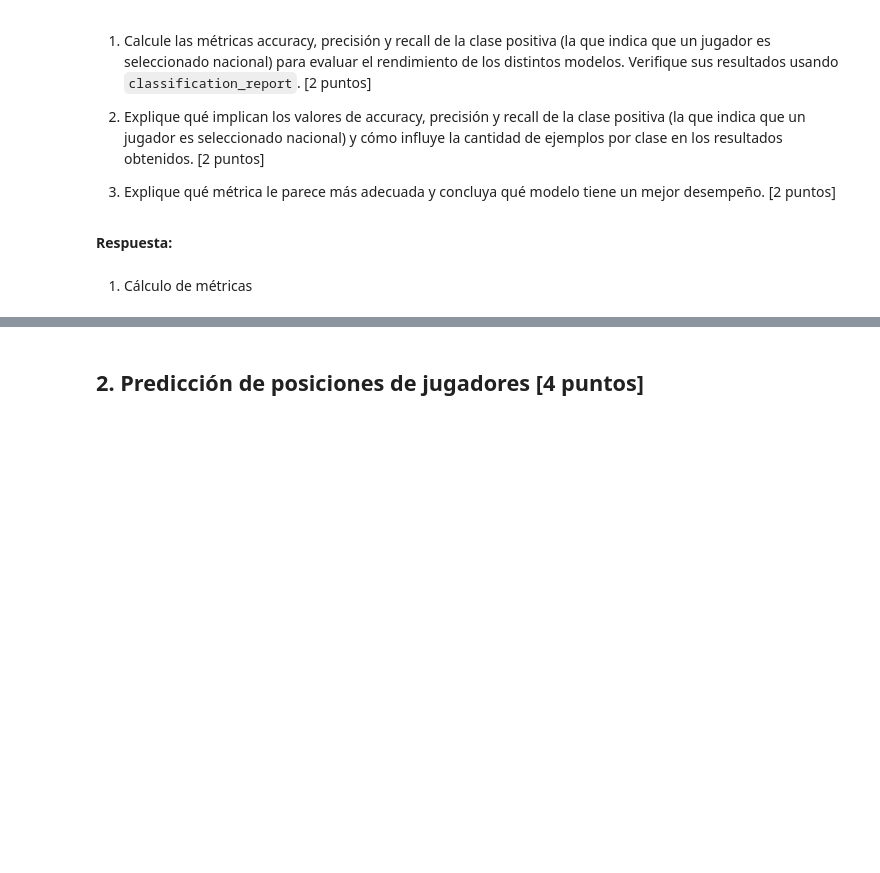
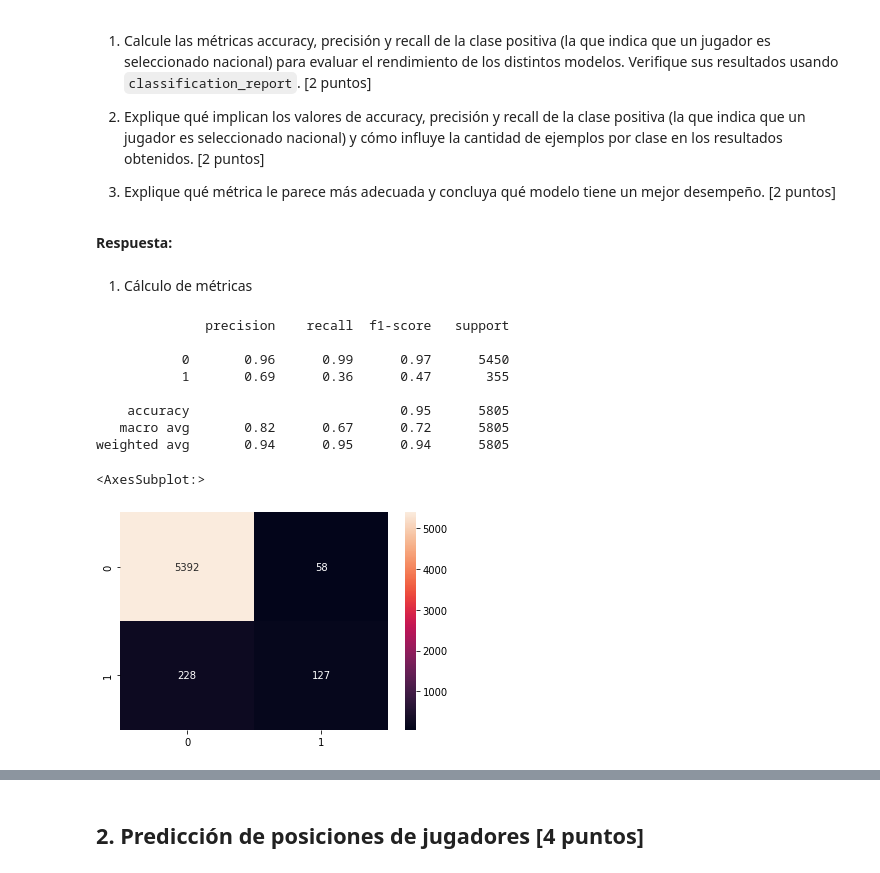
Before and after one commit to ElLuquitas/MDS7202-labs, a Jupyter notebook: lab7/Lab_7_enunciado.ipynb, the cells around one changed output, grey strips where cells are left out. Saved outputs shown, nothing was run; the diff lists cells and outputs as text; code cells hidden in the pictures; blank space fills up the shorter version.

```diff
--- a/lab7/Lab_7_enunciado.ipynb
+++ b/lab7/Lab_7_enunciado.ipynb
@@ -212,33 +233,25 @@ Esto nos lleva a pensar de que podemos hacer las siguientes transformaciones:
 # Transformar las variables numéricas tipo calificación con MinMaxScaler
 from sklearn.preprocessing import MinMaxScaler
 
-num_cal_columns = ['Ball_Control', 'Dribbling', 'Marking', 'Sliding_Tackle', 'Standing_Tackle',
+num_columns = ['Height', 'Weight', 'Age', 'Ball_Control', 'Dribbling', 'Marking', 'Sliding_Tackle', 'Standing_Tackle',
                'Aggression', 'Reactions', 'Interceptions', 'Vision', 'Composure', 'Crossing', 'Short_Pass', 'Long_Pass',
                'Acceleration', 'Speed', 'Stamina', 'Strength', 'Balance', 'Agility', 'Jumping', 'Heading', 'Shot_Power',
                'Finishing', 'Long_Shots', 'Curve', 'Freekick_Accuracy', 'Penalties', 'Volleys']
-num_cal_scaler = MinMaxScaler()
-
-# Transformar las variables numéricas restantes (altura, peso y edad) con StandardScaler
-from sklearn.preprocessing import StandardScaler
-
-num_oth_columns = ['Height', 'Weight', 'Age']
-num_oth_scaler = StandardScaler()
+num_scaler = MinMaxScaler()
 
 # Transformar las variables categóricas con OneHotEncoder
 from sklearn.preprocessing import OneHotEncoder
 
-cat_columns = ['Nationality', 'National_Position', 'Club_Position', 'Preffered_Foot', 'Work_Rate', 'Weak_foot', 'Skill_Moves']
-cat_encoder = OneHotEncoder()
+cat_columns = ['Nationality', 'Club_Position', 'Preffered_Foot', 'Work_Rate', 'Weak_foot', 'Skill_Moves']
+cat_encoder = OneHotEncoder(handle_unknown='infrequent_if_exist')
 
 # Crear un ColumnTransformer para aplicar las transformaciones a las columnas correspondientes
 from sklearn.compose import ColumnTransformer
 
 col_transformer = ColumnTransformer([
-    ('num', num_cal_scaler, num_cal_columns),
-    ('num_oth', num_oth_scaler, num_oth_columns),
+    ('num', num_scaler, num_columns),
     ('cat', cat_encoder, cat_columns)
-],
-    remainder='passthrough')
+])
 # %% [markdown]
 4. Justificación
 
@@ -269,9 +287,8 @@ Ahora, vamos a entrenar los pipelines generados en los pasos anteriores. Para es
 # %%
 from sklearn.model_selection import train_test_split
 
-features = df.drop(columns = ['Name'])
+features = df.drop(columns = ['Name', 'National_Position'])#, 'Nationality', 'Club_Position', 'Preffered_Foot'])
 labels = df.loc[:, 'label']
-
 
 X_train, X_test, y_train, y_test = train_test_split(
     features, labels, test_size=0.33, shuffle=True, stratify=labels, random_state=30
@@ -303,13 +324,13 @@ xgb_model = XGBClassifier()
 pipeline_xgboost = Pipeline([
     ('preprocessor', col_transformer),
     ('classifier', xgb_model)
-])
+], verbose=True)
 
 # Definición de pipeline para entrenamiento con LightGBM
-lgb_model = LGBMClassifier()
+lgb_model = LGBMClassifier(verbose=-1)
 pipeline_lightgbm = Pipeline([
     ('preprocessor', col_transformer),
     ('classifier', lgb_model)
-])
+], verbose=True)
 # %% [markdown]
 3. Entrenamiento del *pipeline*
@@ -364,0 +399,18 @@ ValueError: Found unknown categories ['Eritrea', 'Barbados', 'Aruba', 'Lesotho',
+# %%
+# Revisión de desempeño de XGBoost
+y_pred_xgboost = pipeline_xgboost.predict(X_test)
+print(classification_report(y_test, y_pred_xgboost))
+
+# Matriz de confusión de XGBoost
+sns.heatmap(confusion_matrix(y_test, y_pred_xgboost), annot=True, fmt='d')
+# %% [output]
+              precision    recall  f1-score   support
+
+           0       0.96      0.99      0.97      5450
+           1       0.69      0.36      0.47       355
+
+    accuracy                           0.95      5805
+   macro avg       0.82      0.67      0.72      5805
+weighted avg       0.94      0.95      0.94      5805
+<AxesSubplot:>
+[figure, added]
```
Also changed, not shown: parts of 21 cells of this notebook.
